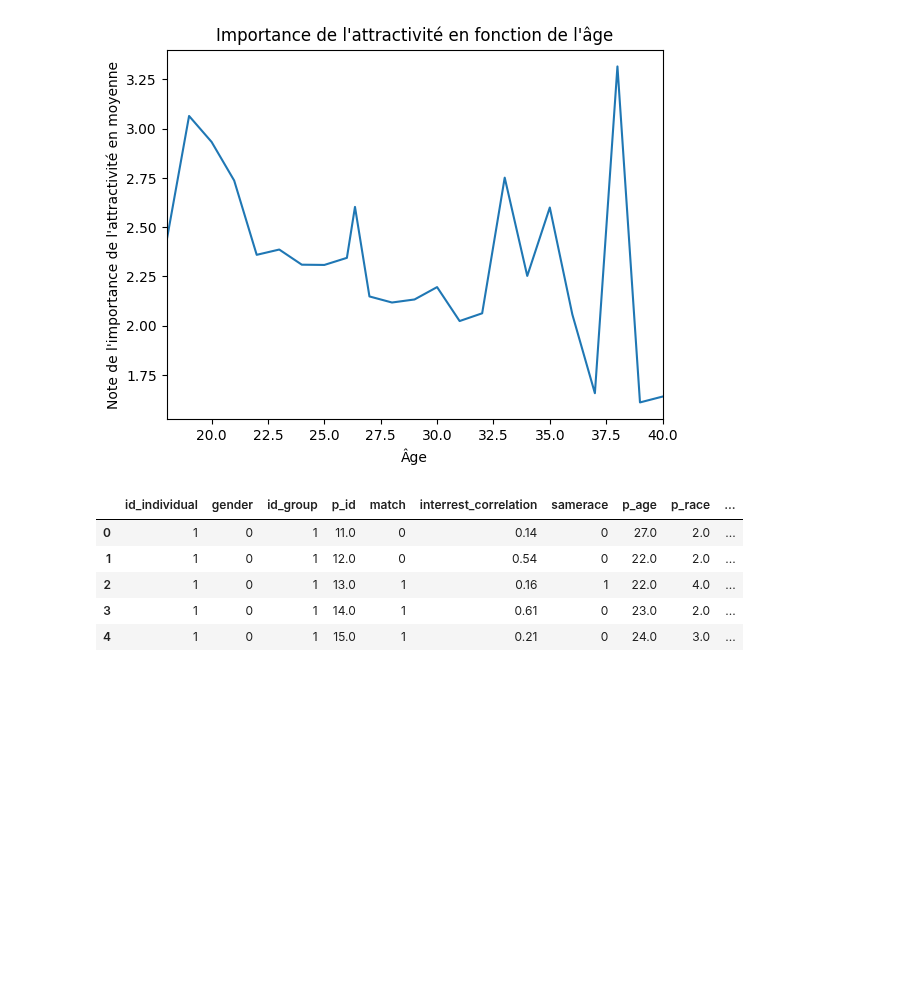
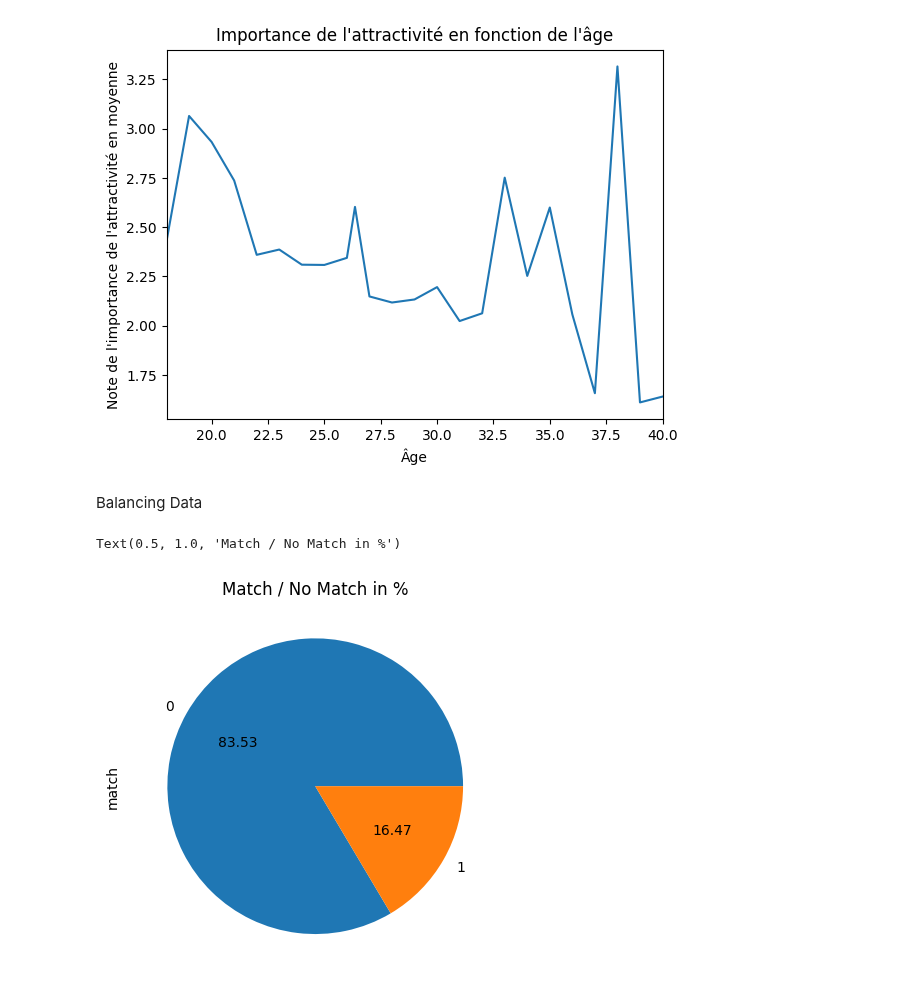
Before and after one commit to B-Manitas/Speed-Dating, a Jupyter notebook: notebook/visualization.ipynb, the cells around one changed output. Drawn from its saved outputs; the diff is of its cells as text; code cells hidden in the pictures; blank space fills up the shorter version.

```diff
--- a/notebook/visualization.ipynb
+++ b/notebook/visualization.ipynb
@@ -180,12 +180,14 @@ ax.set_xlim(18,40)
 plt.show()
 # %% [output]
 [figure]
-# %%
-DATASET.head()
-# %% [output]
-|  | id_individual | gender | id_group | p_id | match | interrest_correlation | samerace | p_age | p_race | ... |
-| 0 | 1 | 0 | 1 | 11.0 | 0 | 0.14 | 0 | 27.0 | 2.0 | ... |
-| 1 | 1 | 0 | 1 | 12.0 | 0 | 0.54 | 0 | 22.0 | 2.0 | ... |
-| 2 | 1 | 0 | 1 | 13.0 | 1 | 0.16 | 1 | 22.0 | 4.0 | ... |
-| 3 | 1 | 0 | 1 | 14.0 | 1 | 0.61 | 0 | 23.0 | 2.0 | ... |
-| 4 | 1 | 0 | 1 | 15.0 | 1 | 0.21 | 0 | 24.0 | 3.0 | ... |
+# %% [markdown]
+Balancing Data
+# %%
+X = DATASET.drop(['match'], axis=1)
+y = DATASET['match']
+# %%
+y.value_counts().plot.pie(autopct="%.2f")
+plt.title("Match / No Match in %")
+# %% [output]
+Text(0.5, 1.0, 'Match / No Match in %')
+[figure, added]
```
Also changed, not shown: parts of 11 cells of this notebook.
